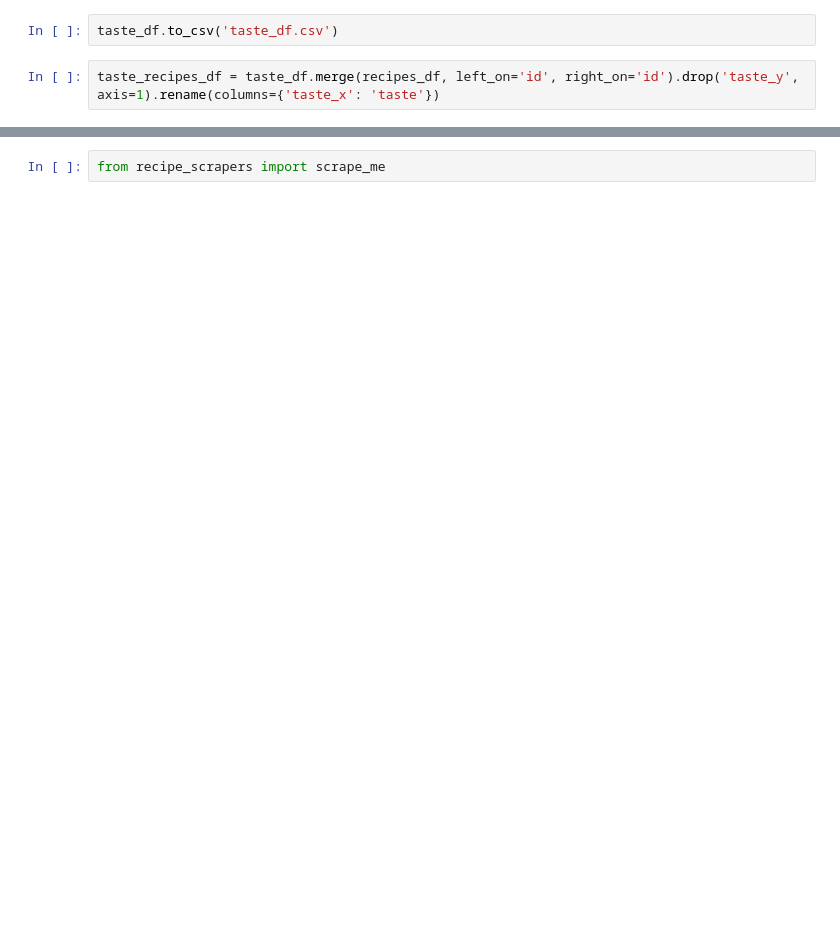
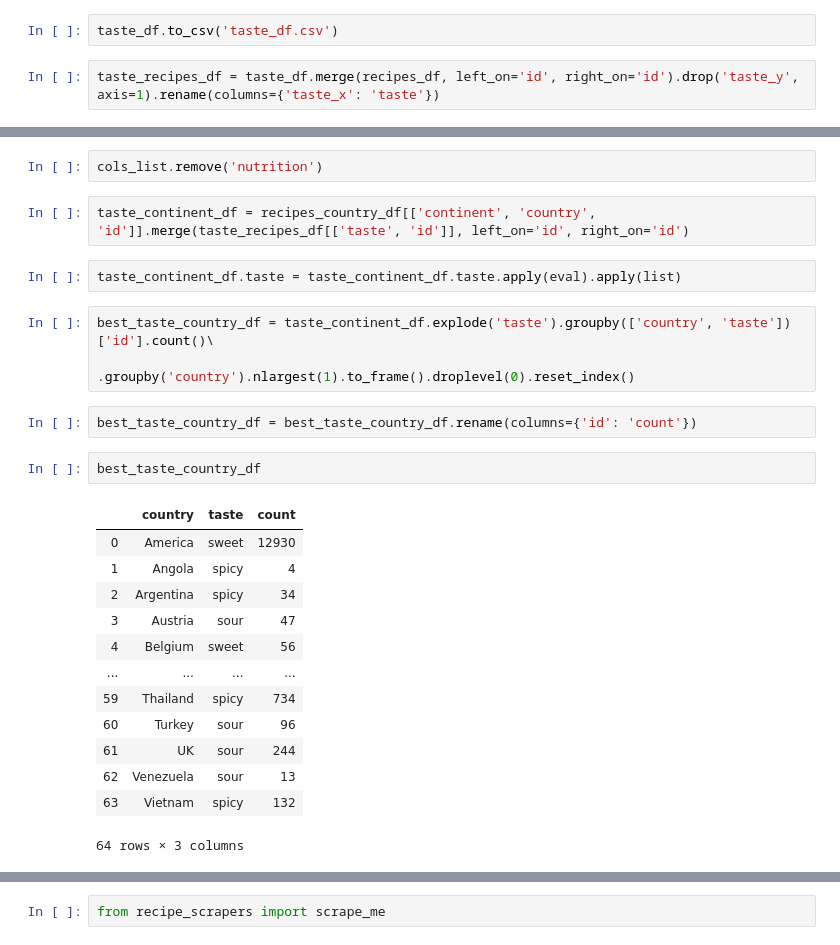
Before and after one commit to JiahuaWU/ada2019, a Jupyter notebook: taste.ipynb, the cells around one changed output, grey strips where cells are left out. Saved outputs shown, nothing was run; the diff lists cells and outputs as text; blank space fills up the shorter version.

```diff
--- a/taste.ipynb
+++ b/taste.ipynb
@@ -147,0 +281,27 @@ url = 'https://www.food.com/recipe/buttermilk-pie-with-gingersnap-crumb-crust-45
+# %%
+cols_list.remove('nutrition')
+# %%
+taste_continent_df = recipes_country_df[['continent', 'country', 'id']].merge(taste_recipes_df[['taste', 'id']], left_on='id', right_on='id')
+# %%
+taste_continent_df.taste = taste_continent_df.taste.apply(eval).apply(list)
+# %%
+best_taste_country_df = taste_continent_df.explode('taste').groupby(['country', 'taste'])['id'].count()\
+                        .groupby('country').nlargest(1).to_frame().droplevel(0).reset_index()
+# %%
+best_taste_country_df = best_taste_country_df.rename(columns={'id': 'count'})
+# %%
+best_taste_country_df
+# %% [output]
+|  | country | taste | count |
+| 0 | America | sweet | 12930 |
+| 1 | Angola | spicy | 4 |
+| 2 | Argentina | spicy | 34 |
+| 3 | Austria | sour | 47 |
+| 4 | Belgium | sweet | 56 |
+| ... | ... | ... | ... |
+| 59 | Thailand | spicy | 734 |
+| 60 | Turkey | sour | 96 |
+| 61 | UK | sour | 244 |
+| 62 | Venezuela | sour | 13 |
+| 63 | Vietnam | spicy | 132 |
+64 rows × 3 columns
```
Also changed, not shown: parts of 27 cells of this notebook.
